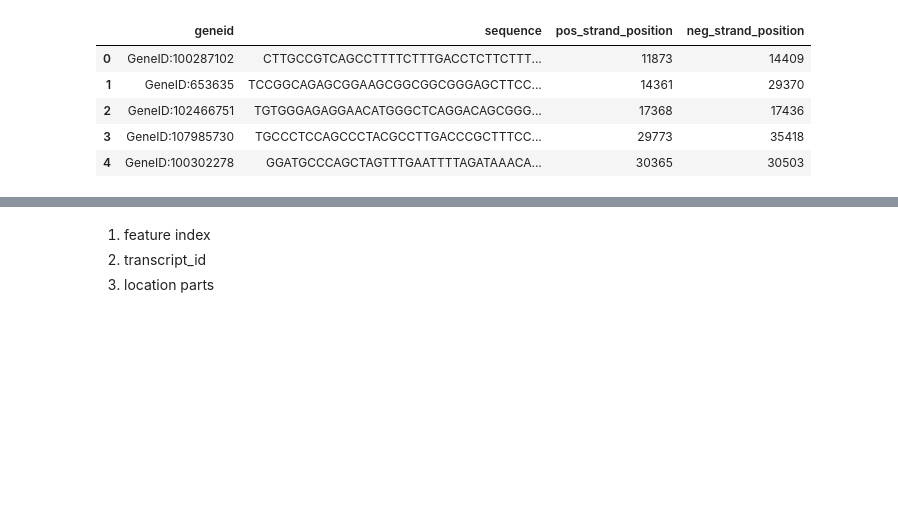
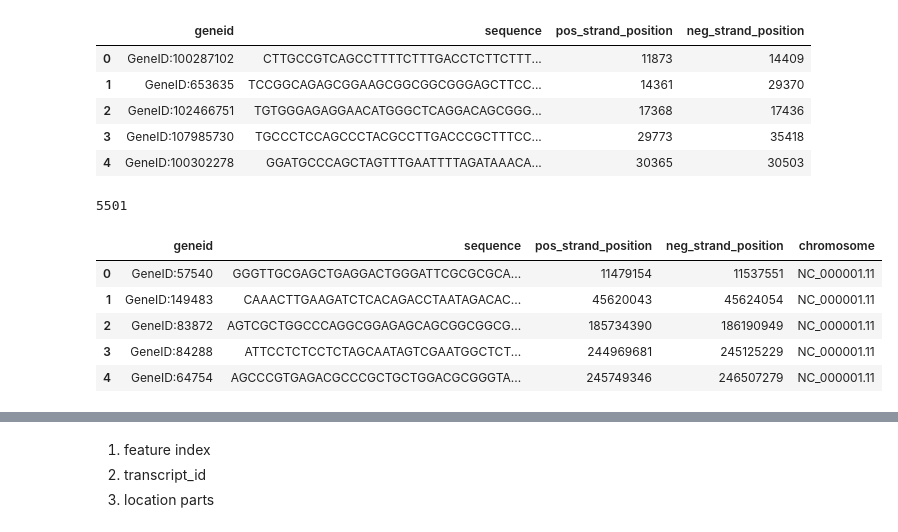
Before and after one commit to DataAndDeadlifts/main, a Jupyter notebook: nbs/01 data.transcription.ipynb, the cells around one changed output, grey strips where cells are left out. Saved outputs shown, nothing was run; the diff lists cells and outputs as text; code cells hidden in the pictures; blank space fills up the shorter version.

```diff
--- a/nbs/01 data.transcription.ipynb
+++ b/nbs/01 data.transcription.ipynb
@@ -223,2 +232,21 @@ def read_all_chromosome_gene_info(assembly_path: Path, limit: int = None) -> pd.
+# %%
+#| hide
+get_chromosome_genes(latest_assembly_path, limit=1).shape[0]
+# %% [output]
+5501
+# %%
+#| hide
+get_chromosome_genes(
+    latest_assembly_path,
+    gene_ids=[
+        'GeneID:83872', 'GeneID:84288', 'GeneID:64754',
+        'GeneID:149483','GeneID:57540'])
+# %% [output]
+|  | geneid | sequence | pos_strand_position | neg_strand_position | chromosome |
+| 0 | GeneID:57540 | GGGTTGCGAGCTGAGGACTGGGATTCGCGCGCA... | 11479154 | 11537551 | NC_000001.11 |
+| 1 | GeneID:149483 | CAAACTTGAAGATCTCACAGACCTAATAGACAC... | 45620043 | 45624054 | NC_000001.11 |
+| 2 | GeneID:83872 | AGTCGCTGGCCCAGGCGGAGAGCAGCGGCGGCG... | 185734390 | 186190949 | NC_000001.11 |
+| 3 | GeneID:84288 | ATTCCTCTCCTCTAGCAATAGTCGAATGGCTCT... | 244969681 | 245125229 | NC_000001.11 |
+| 4 | GeneID:64754 | AGCCCGTGAGACGCCCGCTGCTGGACGCGGGTA... | 245749346 | 246507279 | NC_000001.11 |
 # %%
 #| hide
```
Also changed, not shown: parts of 3 cells of this notebook, 48 other files.
